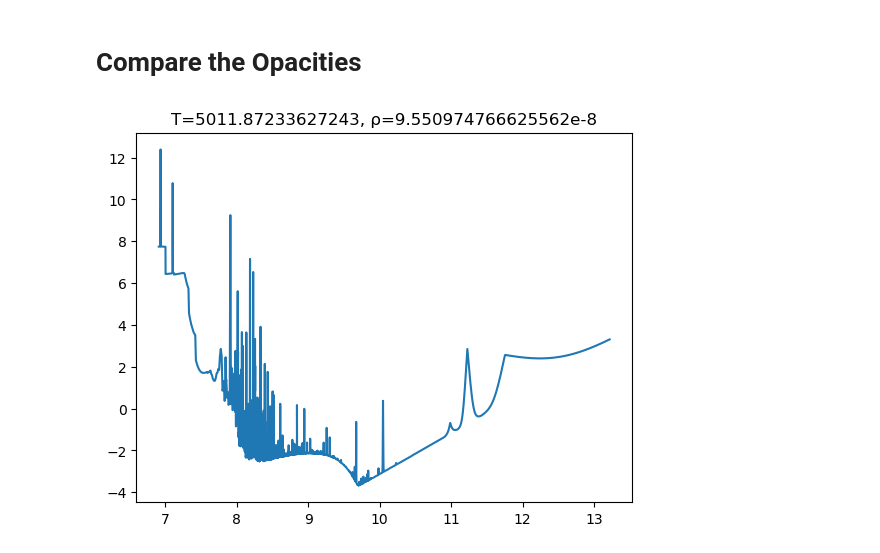
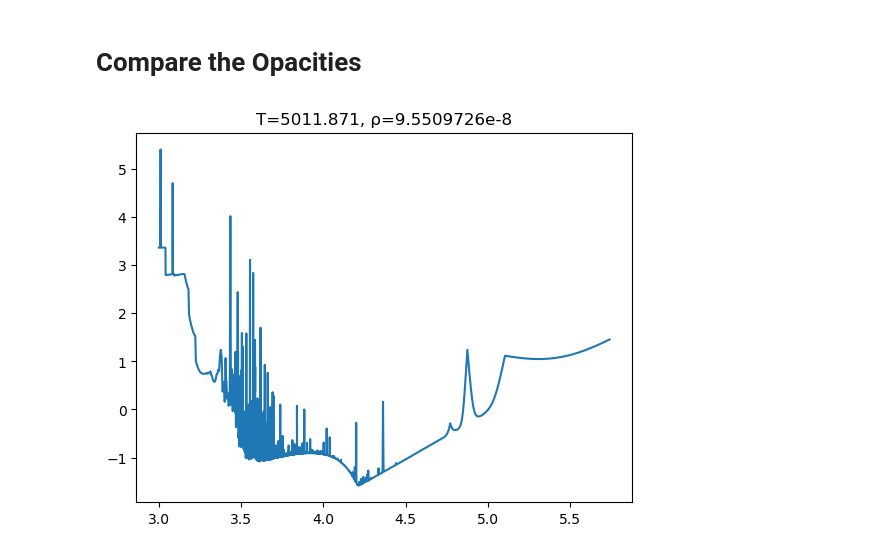
Before and after one commit to pe1995/TSO.jl, a Jupyter notebook: examples/converting_tables/aesopus.ipynb, the cells around one changed output. Saved outputs shown, nothing was run; the diff lists cells and outputs as text; code cells hidden in the pictures.

```diff
--- a/examples/converting_tables/aesopus.ipynb
+++ b/examples/converting_tables/aesopus.ipynb
@@ -15,15 +14,13 @@ opacitiesTSO = TSO.reload(TSO.SqOpacity, "../../../tests/TSO_sun_Magg_v10.2/binn
 # %% [markdown]
 # Read the AESOPUS tables for comparison
 # %%
-pathE = "EOS_OPACITY_MPIA/enthalpy_z0.0165_x0.7_MBS22_n1458.tab"
-pathE2 = "eos_z0/ener_z0.0165_x0.7_MBS22_n1458_ext.tab"
-pathK = "EOS_OPACITY_MPIA/kross_z0.0165_x0.7_MBS22_n1458.tab"
-pathN = "EOS_OPACITY_MPIA/nelec_z0.0165_x0.7_MBS22_n1458.tab"
-pathP = "EOS_OPACITY_MPIA/pgas_z0.0165_x0.7_MBS22_n1458.tab"
-pathS = "EOS_OPACITY_MPIA/sigma_z0.0165_x0.7_MBS22_n5365-001.tab";
+pathE = "EOS_OPACITY_MPIA/ener_z0.0165_x0.7351_MBS22_n1458.tab"
+pathK = "EOS_OPACITY_MPIA/kross_z0.0165_x0.7351_MBS22_n1458.tab"
+pathN = "EOS_OPACITY_MPIA/nelec_z0.0165_x0.7351_MBS22_n1458.tab"
+pathP = "EOS_OPACITY_MPIA/pgas_z0.0165_x0.7351_MBS22_n1458.tab"
+pathS = "EOS_OPACITY_MPIA/sigma_z0.0165_x0.7351_MBS22_n5365.tab";
 # %%
-eosAESO   = TSO.AesopusEoS(energy=pathE, kross=pathK, pg=pathP, ne=pathN)
-eosAESO2  = TSO.AesopusEoS(energy=pathE2, kross=pathK, pg=pathP, ne=pathN)
-opaAESO   = TSO.AesopusOpacity(eosAESO, sigma=pathS)
-eosAESO_e = TSO.energy_grid(eosAESO);
+eosAESO = AesopusEoS(energy=pathE, kross=pathK, pg=pathP, ne=pathN)
+opaAESO = AesopusOpacity(eosAESO, sigma=pathS)
+eosAESO_e, opaAESO_e = unify(eosAESO, opaAESO);
 # %% [output]
@@ -115,20 +110,18 @@ gcf()
 # %% [markdown]
 # Compare the Opacities
 # %%
-T, r, l, κ = opaAESO;
-
-it = get_closest(T, log(5000.))
-ir = get_closest(r, log(1e-7))
+ir = get_closest(eosAESO.lnRho, log(1e-7))
+it = get_closest(eosAESO.lnT,   log(5000.))
 
 
 close()
 
 ## Title
-plt.title("T=$(exp(T[it])), ρ=$(exp(r[ir]))")
+plt.title("T=$(exp(eosAESO.lnT[it])), ρ=$(exp(eosAESO.lnRho[ir]))")
 
 ## plot
-plt.plot(l, κ[it, ir, :])
+plt.plot(log10.(opaAESO.λ), log10.(opaAESO.κ[it, ir, :]))
 
 gcf()
 # %% [output]
-[figure, old version]
+[figure, new version]
```
Also changed, not shown: parts of 23 cells of this notebook, 9 other files.
